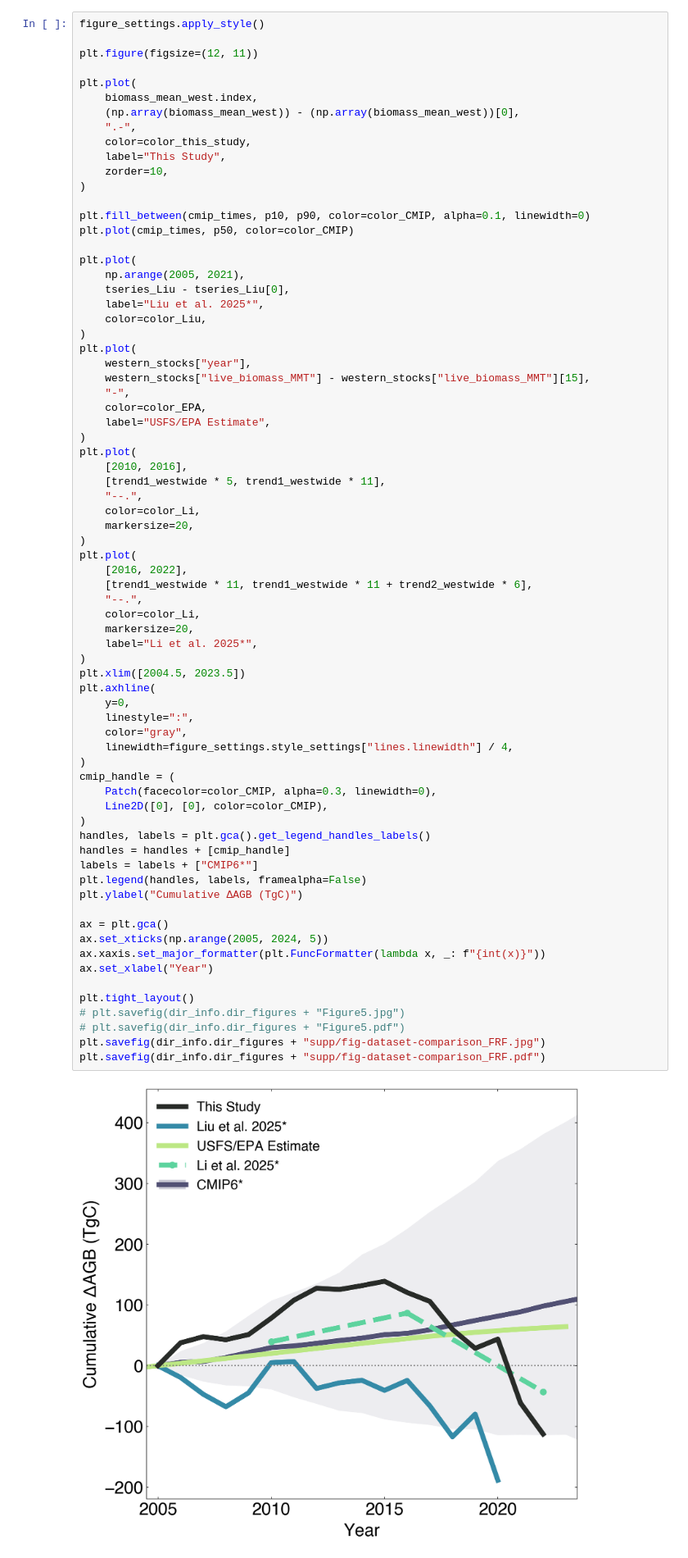
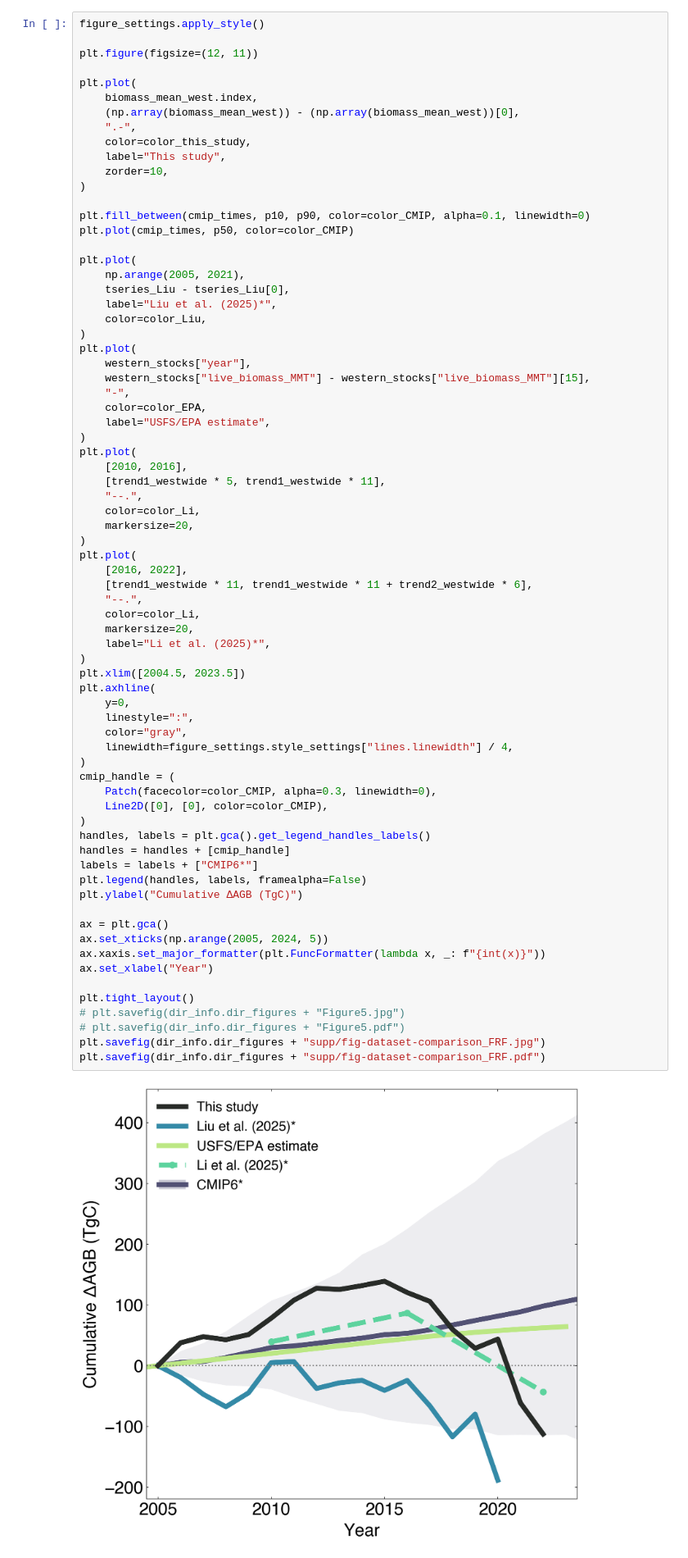
Before and after one commit to carbonplan/western-us-biomass, a Jupyter notebook: nbs/4_make_figures/supplement/Figure_S_5mod.ipynb, the cells around one changed output. Shown at 82% size. Cells and saved outputs as stored; diff of their text form.

```diff
--- a/nbs/4_make_figures/supplement/Figure_S_5mod.ipynb
+++ b/nbs/4_make_figures/supplement/Figure_S_5mod.ipynb
@@ -71,7 +71,7 @@ plt.plot(
     (np.array(biomass_mean_west)) - (np.array(biomass_mean_west))[0],
     ".-",
     color=color_this_study,
-    label="This Study",
+    label="This study",
     zorder=10,
 )
 
@@ -81,7 +81,7 @@ plt.plot(cmip_times, p50, color=color_CMIP)
 plt.plot(
     np.arange(2005, 2021),
     tseries_Liu - tseries_Liu[0],
-    label="Liu et al. 2025*",
+    label="Liu et al. (2025)*",
     color=color_Liu,
 )
 plt.plot(
@@ -89,7 +89,7 @@ plt.plot(
     western_stocks["live_biomass_MMT"] - western_stocks["live_biomass_MMT"][15],
     "-",
     color=color_EPA,
-    label="USFS/EPA Estimate",
+    label="USFS/EPA estimate",
 )
 plt.plot(
     [2010, 2016],
@@ -104,34 +104,34 @@ plt.plot(
     "--.",
     color=color_Li,
     markersize=20,
-    label="Li et al. 2025*",
+    label="Li et al. (2025)*",
 )
 plt.xlim([2004.5, 2023.5])
 plt.axhline(
     y=0,
     linestyle=":",
     color="gray",
     linewidth=figure_settings.style_settings["lines.linewidth"] / 4,
 )
 cmip_handle = (
     Patch(facecolor=color_CMIP, alpha=0.3, linewidth=0),
     Line2D([0], [0], color=color_CMIP),
 )
 handles, labels = plt.gca().get_legend_handles_labels()
 handles = handles + [cmip_handle]
 labels = labels + ["CMIP6*"]
 plt.legend(handles, labels, framealpha=False)
 plt.ylabel("Cumulative ΔAGB (TgC)")
 
 ax = plt.gca()
 ax.set_xticks(np.arange(2005, 2024, 5))
 ax.xaxis.set_major_formatter(plt.FuncFormatter(lambda x, _: f"{int(x)}"))
 ax.set_xlabel("Year")
 
 plt.tight_layout()
 # plt.savefig(dir_info.dir_figures + "Figure5.jpg")
 # plt.savefig(dir_info.dir_figures + "Figure5.pdf")
 plt.savefig(dir_info.dir_figures + "supp/fig-dataset-comparison_FRF.jpg")
 plt.savefig(dir_info.dir_figures + "supp/fig-dataset-comparison_FRF.pdf")
 # %% [output]
-[figure, old version]
+[figure, new version]
```
Also changed, not shown: 3 other files.
